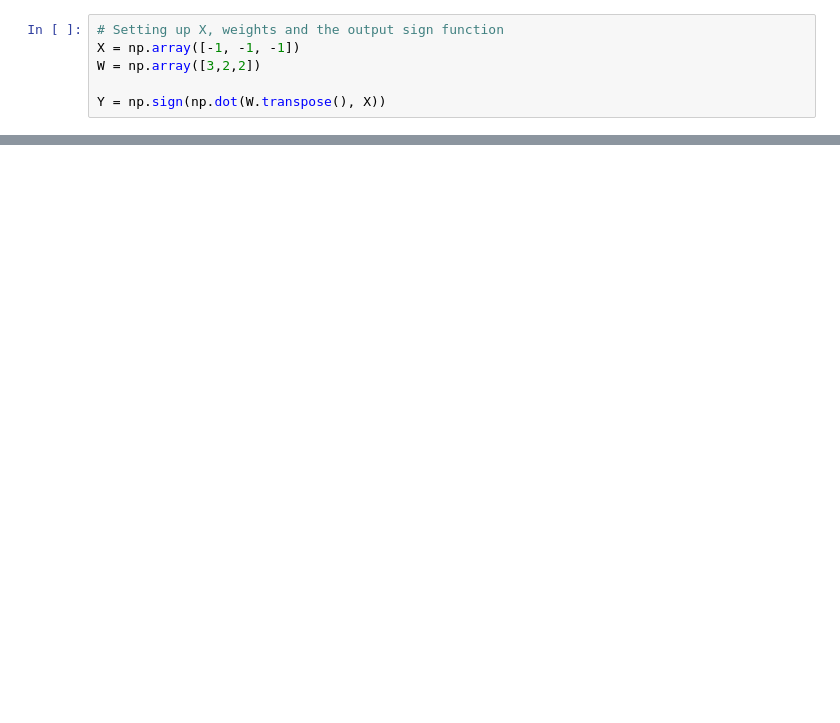
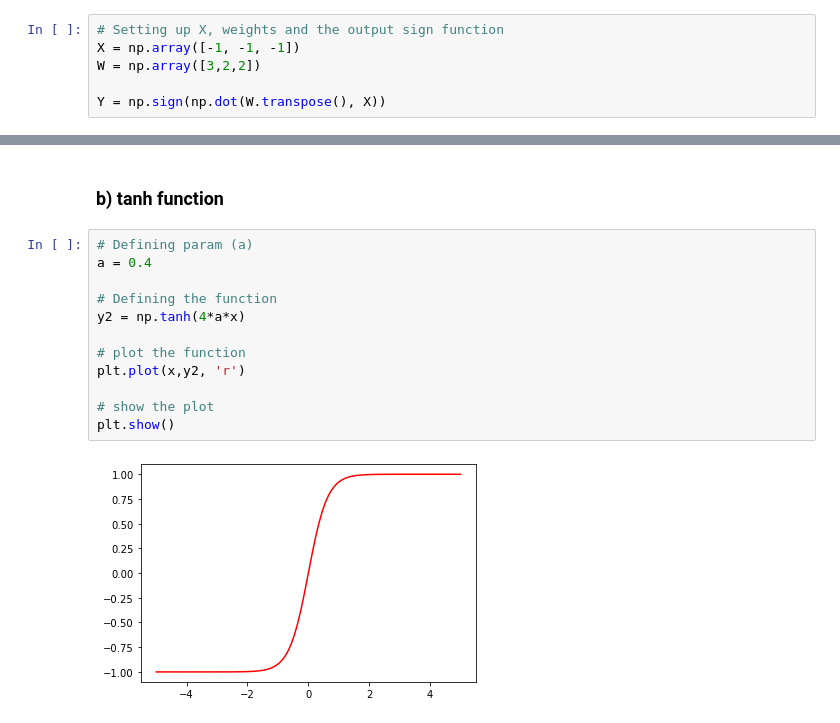
Before and after one commit to ahmedtarek-/MNS_CP_2022, a Jupyter notebook: Assignment 1.ipynb, the cells around one changed output, grey strips where cells are left out. Cells and saved outputs as stored; diff of their text form; blank space fills up the shorter version.

```diff
--- a/Assignment 1.ipynb
+++ b/Assignment 1.ipynb
@@ -27,0 +79,16 @@ for x1: -1, x2: -1 - Y: -1
+# %% [markdown]
+### b) tanh function
+# %%
+# Defining param (a)
+a = 0.4
+
+# Defining the function
+y2 = np.tanh(4*a*x)
+
+# plot the function
+plt.plot(x,y2, 'r')
+
+# show the plot
+plt.show()
+# %% [output]
+[figure, added]
```
Also changed, not shown: parts of 13 cells of this notebook.
